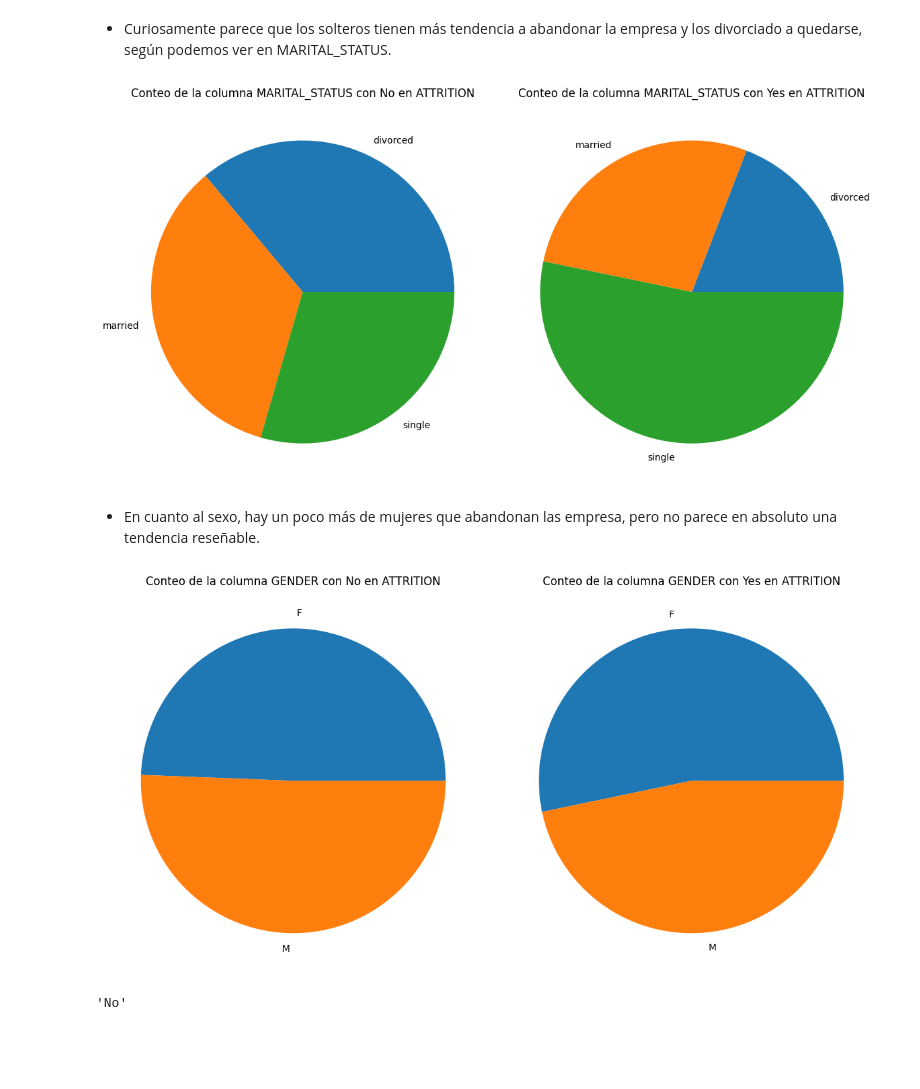
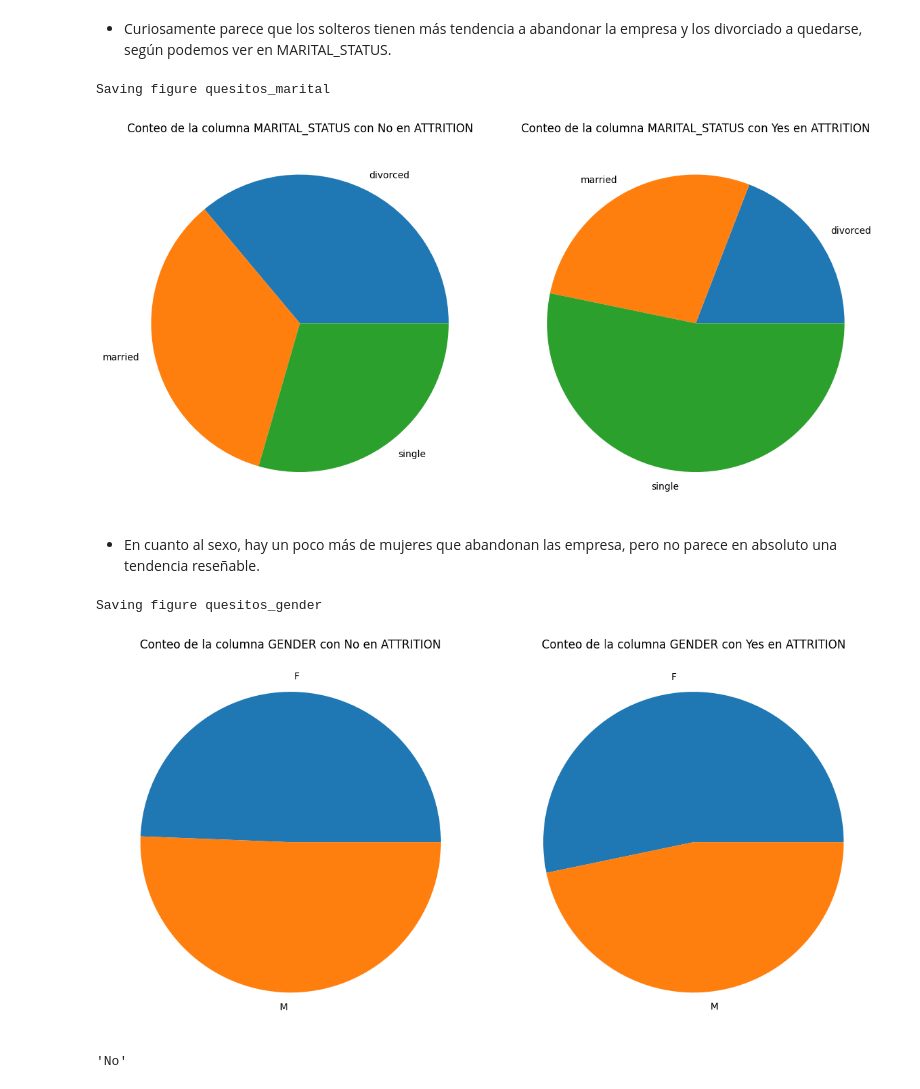
Before and after one commit to Origamologo/Empleados, a Jupyter notebook: 02_visualización.ipynb, the cells around one changed output. Drawn from its saved outputs; the diff is of its cells as text; code cells hidden in the pictures; blank space fills up the shorter version.

Commit message:
visualizacion afinada

```diff
--- a/02_visualización.ipynb
+++ b/02_visualización.ipynb
@@ -174,15 +210,17 @@ quesitos_porcentual(df_completo, 'BUSINESS_TRAVEL', 'ATTRITION')
 # %% [markdown]
 * Curiosamente parece que los solteros tienen más tendencia a abandonar la empresa y los divorciado a quedarse, según podemos ver en MARITAL_STATUS.
 # %%
-quesitos_porcentual(df_completo, 'MARITAL_STATUS', 'ATTRITION')
+quesitos_porcentual(df_completo, 'MARITAL_STATUS', 'ATTRITION', nombre_fichero='quesitos_marital')
 # %% [output]
+Saving figure quesitos_marital
-[figure, old version]
+[figure, new version]
 # %% [markdown]
 * En cuanto al sexo, hay un poco más de mujeres que abandonan las empresa, pero no parece en absoluto una tendencia reseñable.
 # %%
-quesitos_porcentual(df_completo, 'GENDER', 'ATTRITION')
+quesitos_porcentual(df_completo, 'GENDER', 'ATTRITION', nombre_fichero='quesitos_gender')
 # %% [output]
+Saving figure quesitos_gender
-[figure, old version]
+[figure, new version]
 # %%
 valores = df_completo['ATTRITION'].unique().tolist()
 # %%
```
Also changed, not shown: parts of 8 cells of this notebook, 6 other files.
